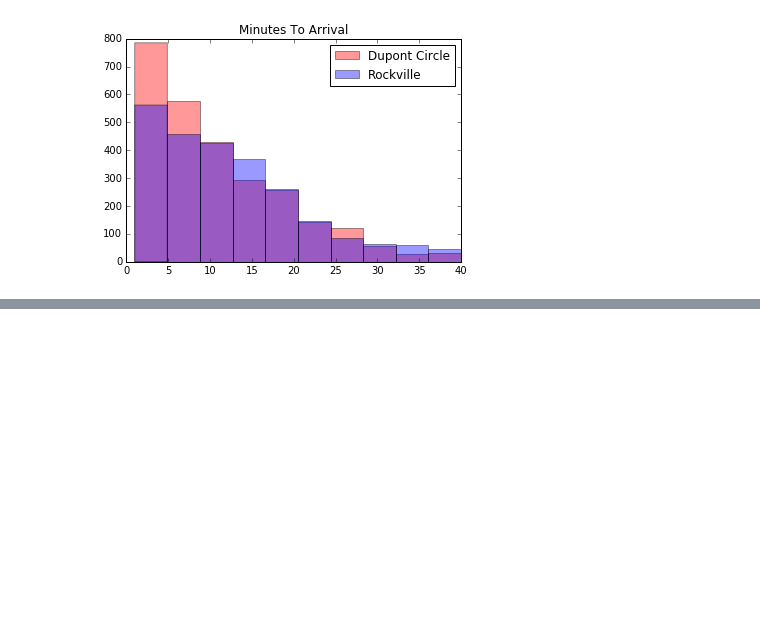
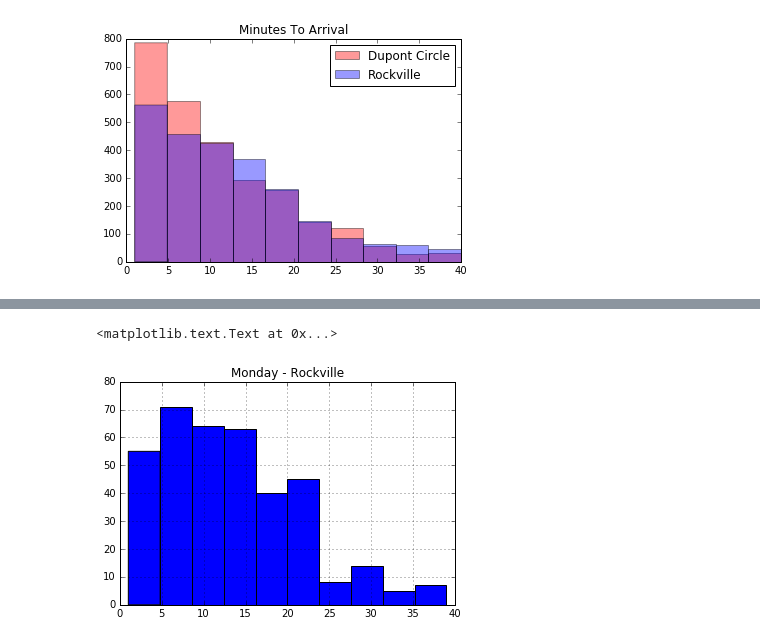
Before and after one commit to josephhaaga/metrowrapper, a Jupyter notebook: munging.ipynb, the cells around one changed output, grey strips where cells are left out. Drawn from its saved outputs; the diff is of its cells as text; code cells hidden in the pictures; blank space fills up the shorter version.

```diff
--- a/munging.ipynb
+++ b/munging.ipynb
@@ -46,0 +59,5 @@ rockvilleDf.describe()
+# %%
+another_monday_at_rockville.minutes_to_arrival.hist().set_title('Monday - Rockville')
+# %% [output]
+<matplotlib.text.Text at 0x...>
+[figure, added]
```
Also changed, not shown: parts of 4 cells of this notebook.
